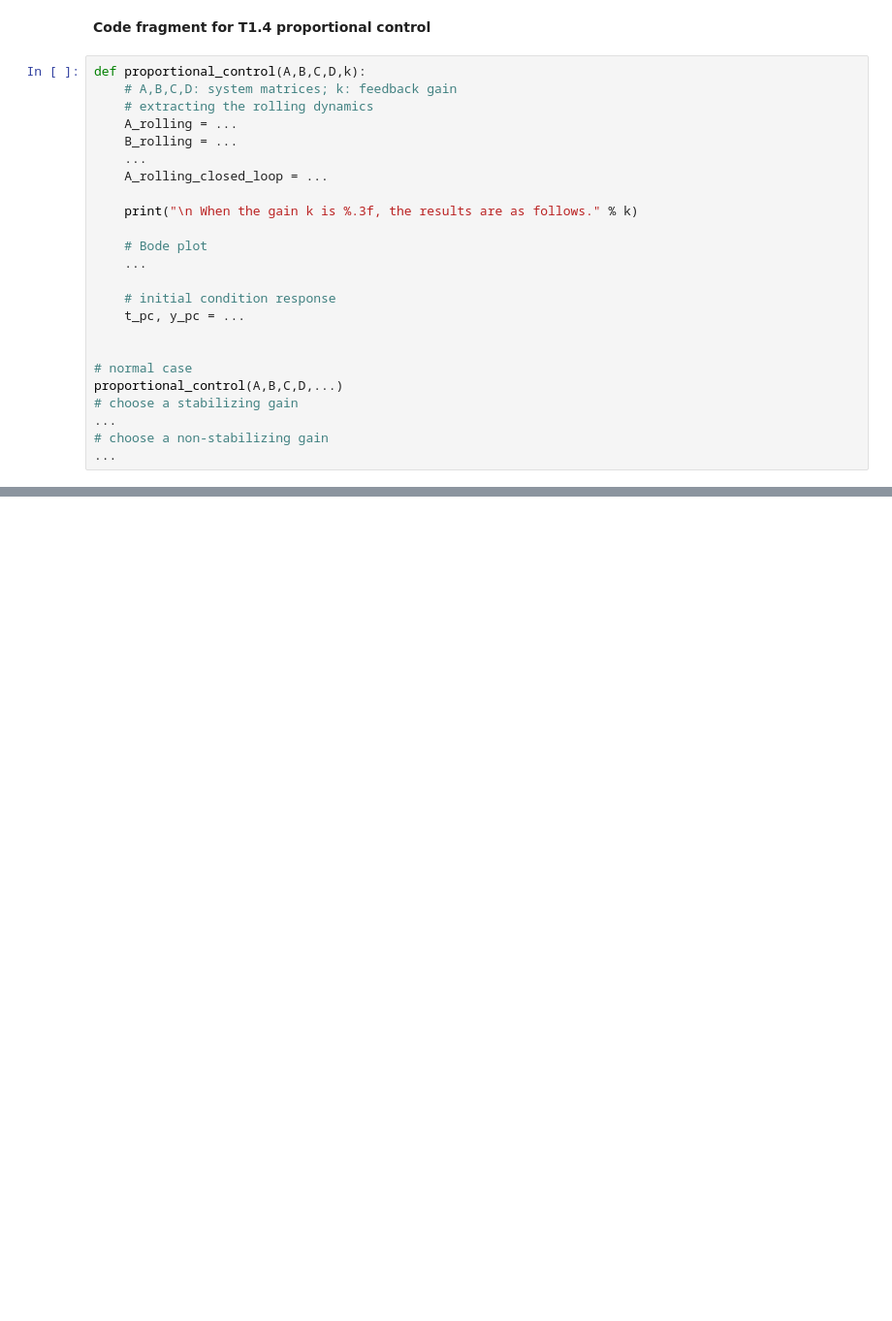
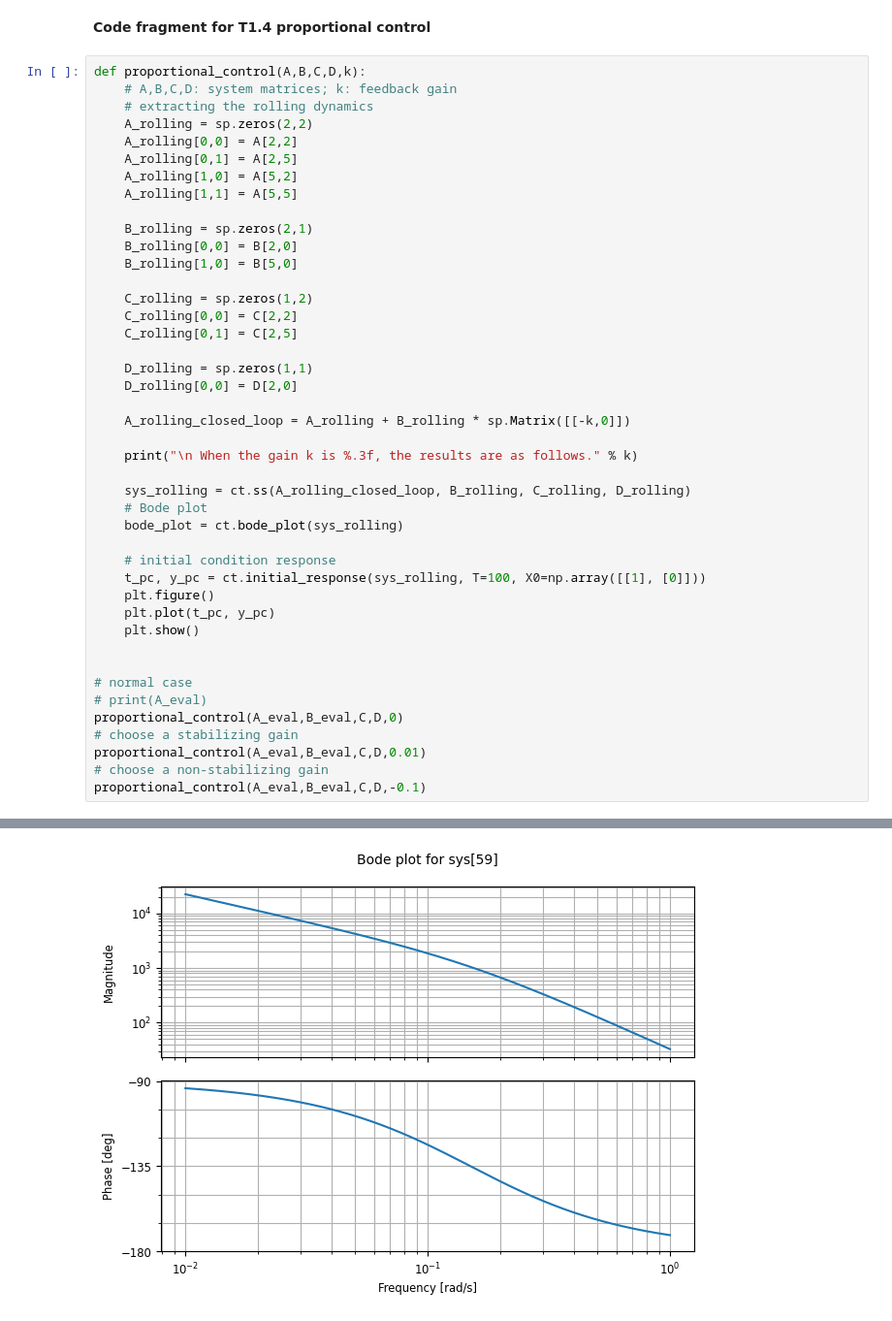
Before and after one commit to mad03day/Control_systems, a Jupyter notebook: first_term/EX0/quadcopter1.ipynb, the cells around one changed output, grey strips where cells are left out. Shown: that part at 97% size. Drawn from its saved outputs; the diff is of its cells as text; blank space fills up the shorter version.

```diff
--- a/first_term/EX0/quadcopter1.ipynb
+++ b/first_term/EX0/quadcopter1.ipynb
@@ -191,23 +188,43 @@ The final value of the the rolling steady-state error in the impulsive input cas
 def proportional_control(A,B,C,D,k):
     # A,B,C,D: system matrices; k: feedback gain
     # extracting the rolling dynamics
-    A_rolling = ...
-    B_rolling = ...
-    ...
-    A_rolling_closed_loop = ...
+    A_rolling = sp.zeros(2,2)
+    A_rolling[0,0] = A[2,2]
+    A_rolling[0,1] = A[2,5]
+    A_rolling[1,0] = A[5,2]
+    A_rolling[1,1] = A[5,5]
+
+    B_rolling = sp.zeros(2,1)
+    B_rolling[0,0] = B[2,0]
+    B_rolling[1,0] = B[5,0]
+
+    C_rolling = sp.zeros(1,2)
+    C_rolling[0,0] = C[2,2]
+    C_rolling[0,1] = C[2,5]
+
+    D_rolling = sp.zeros(1,1)
+    D_rolling[0,0] = D[2,0]
+
+    A_rolling_closed_loop = A_rolling + B_rolling * sp.Matrix([[-k,0]])
 
     print("\n When the gain k is %.3f, the results are as follows." % k)
 
+    sys_rolling = ct.ss(A_rolling_closed_loop, B_rolling, C_rolling, D_rolling)
     # Bode plot
-    ...
+    bode_plot = ct.bode_plot(sys_rolling)
 
     # initial condition response
-    t_pc, y_pc = ...
+    t_pc, y_pc = ct.initial_response(sys_rolling, T=100, X0=np.array([[1], [0]]))
+    plt.figure()
+    plt.plot(t_pc, y_pc)
+    plt.show()
 
 
 # normal case
-proportional_control(A,B,C,D,...)
+# print(A_eval)
+proportional_control(A_eval,B_eval,C,D,0)
 # choose a stabilizing gain
-...
+proportional_control(A_eval,B_eval,C,D,0.01)
 # choose a non-stabilizing gain
-...
+proportional_control(A_eval,B_eval,C,D,-0.1)
+# %% [output]
@@ -213,0 +232 @@ proportional_control(A,B,C,D,...)
+[figure, added]
```
Also changed, not shown: parts of 3 cells of this notebook.
